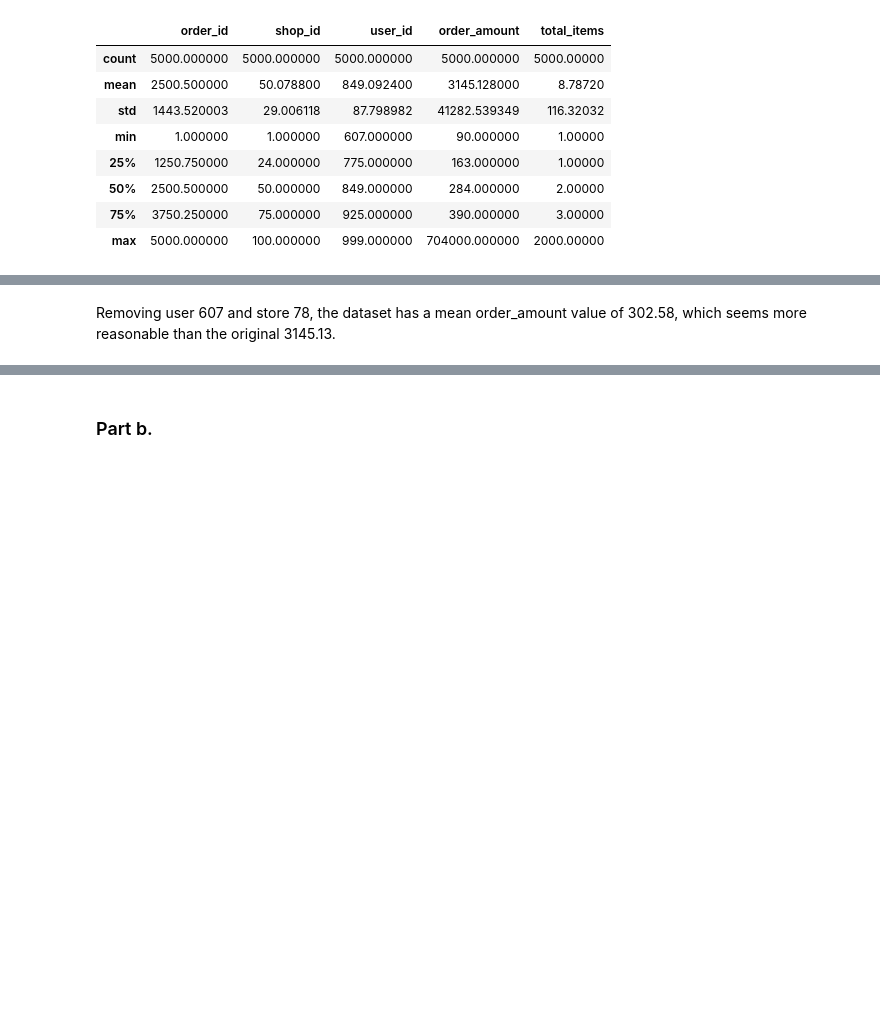
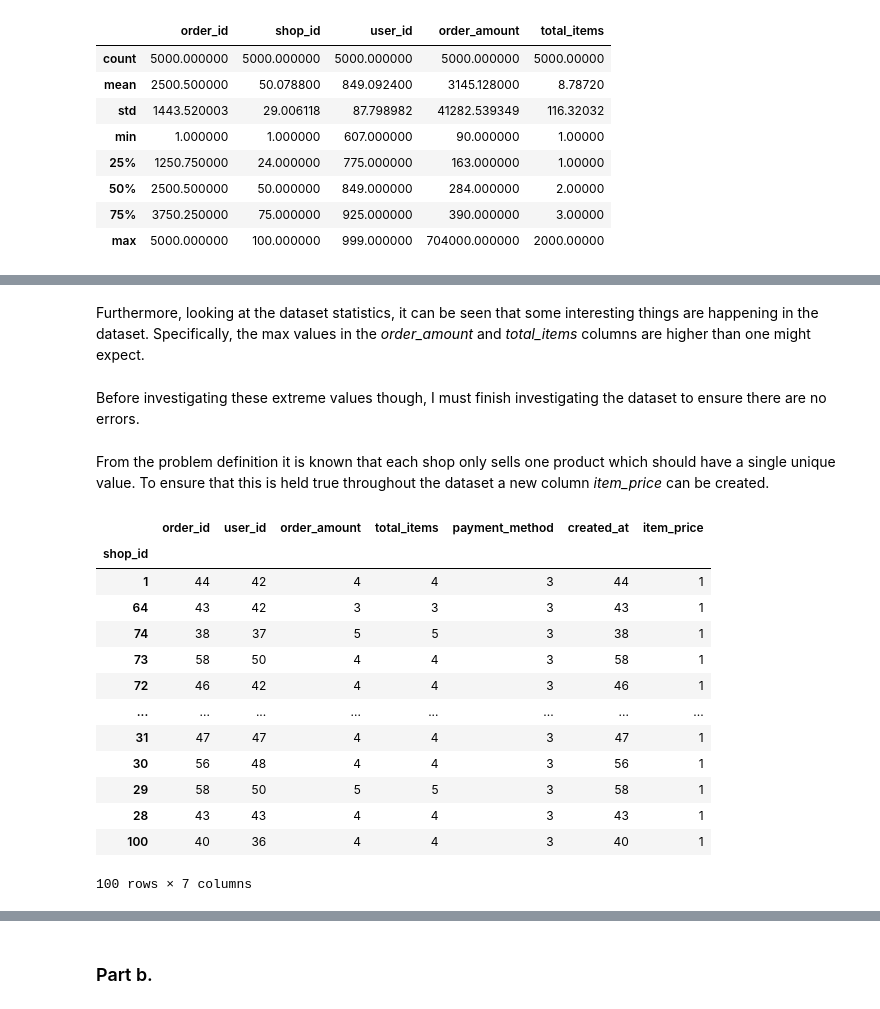
Before and after one commit to felixshier/Data-Science-Intern-Summer-2022, a Jupyter notebook: shopifySummer2022DataScienceInternChallengeAnswers.ipynb, the cells around one changed output, grey strips where cells are left out. Saved outputs shown, nothing was run; the diff lists cells and outputs as text; code cells hidden in the pictures; blank space fills up the shorter version.

```diff
--- a/shopifySummer2022DataScienceInternChallengeAnswers.ipynb
+++ b/shopifySummer2022DataScienceInternChallengeAnswers.ipynb
@@ -166,3 +95,6 @@ new_df.describe()
-# %% [markdown]
-Removing user 607 and store 78, the dataset has a mean order_amount value of 302.58, which seems more
-reasonable than the original 3145.13.
+# %% [markdown]
+Furthermore, looking at the dataset statistics, it can be seen that some interesting things are happening in the dataset. Specifically, the max values in the *order_amount* and *total_items* columns are higher than one might expect.
+# %% [markdown]
+Before investigating these extreme values though, I must finish investigating the dataset to ensure there are no errors.
+# %% [markdown]
+From the problem definition it is known that each shop only sells one product which should have a single unique value. To ensure that this is held true throughout the dataset a new column *item_price* can be created.
@@ -168,0 +104,18 @@ reasonable than the original 3145.13.
+# %%
+# check how many unique item prices each shop has
+df.groupby('shop_id').nunique().sort_values(by = 'item_price', ascending = False)
+# %% [output]
+|  | order_id | user_id | order_amount | total_items | payment_method | created_at | item_price |
+| shop_id |  |  |  |  |  |  |  |
+| 1 | 44 | 42 | 4 | 4 | 3 | 44 | 1 |
+| 64 | 43 | 42 | 3 | 3 | 3 | 43 | 1 |
+| 74 | 38 | 37 | 5 | 5 | 3 | 38 | 1 |
+| 73 | 58 | 50 | 4 | 4 | 3 | 58 | 1 |
+| 72 | 46 | 42 | 4 | 4 | 3 | 46 | 1 |
+| ... | ... | ... | ... | ... | ... | ... | ... |
+| 31 | 47 | 47 | 4 | 4 | 3 | 47 | 1 |
+| 30 | 56 | 48 | 4 | 4 | 3 | 56 | 1 |
+| 29 | 58 | 50 | 5 | 5 | 3 | 58 | 1 |
+| 28 | 43 | 43 | 4 | 4 | 3 | 43 | 1 |
+| 100 | 40 | 36 | 4 | 4 | 3 | 40 | 1 |
+100 rows × 7 columns
```
Also changed, not shown: parts of 76 cells of this notebook.
